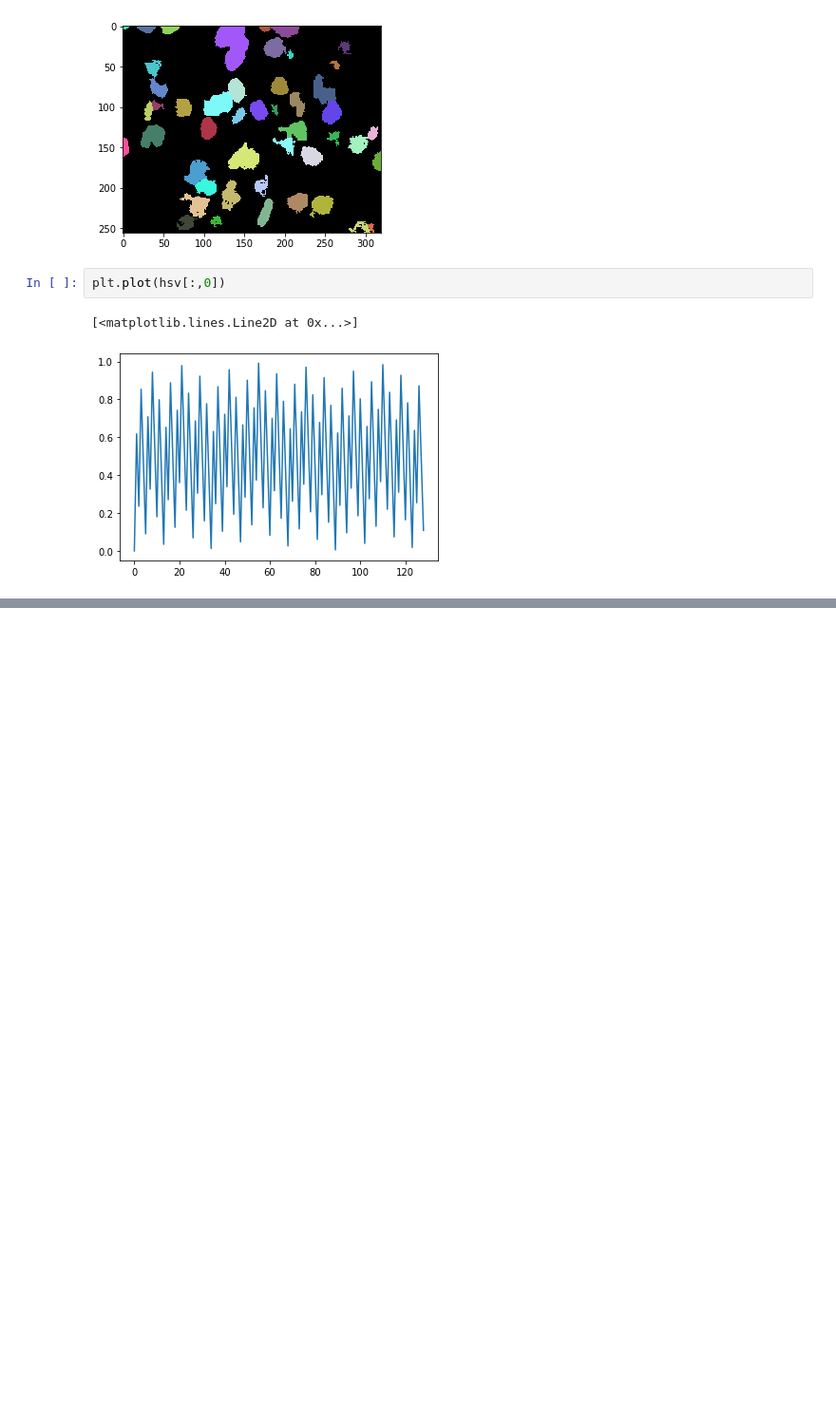
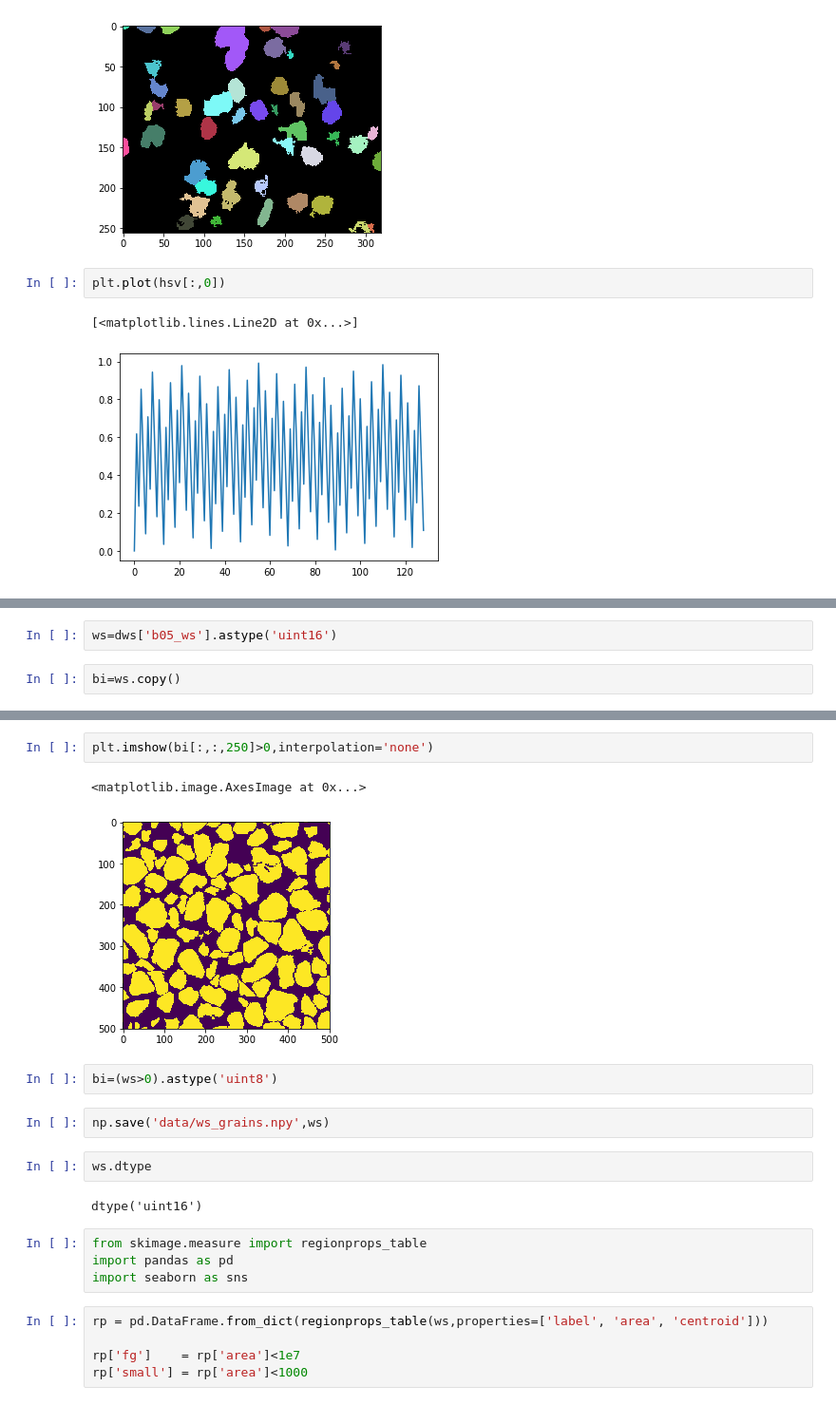
Before and after one commit to ImagingLectures/Quantitative-Big-Imaging-2021, a Jupyter notebook: Lectures/Lecture-07/PlayGround-07.ipynb, the cells around one changed output, grey strips where cells are left out. Shown at 95% size. Cells and saved outputs as stored; diff of their text form; blank space fills up the shorter version.

```diff
--- a/Lectures/Lecture-07/PlayGround-07.ipynb
+++ b/Lectures/Lecture-07/PlayGround-07.ipynb
@@ -205,0 +261,4 @@ plt.plot(hsv[:,0])
+# %%
+ws=dws['b05_ws'].astype('uint16')
+# %%
+bi=ws.copy()
@@ -205,0 +269,22 @@ plt.plot(hsv[:,0])
+# %%
+plt.imshow(bi[:,:,250]>0,interpolation='none')
+# %% [output]
+<matplotlib.image.AxesImage at 0x...>
+[figure, added]
+# %%
+bi=(ws>0).astype('uint8')
+# %%
+np.save('data/ws_grains.npy',ws)
+# %%
+ws.dtype
+# %% [output]
+dtype('uint16')
+# %%
+from skimage.measure import regionprops_table
+import pandas as pd
+import seaborn as sns
+# %%
+rp = pd.DataFrame.from_dict(regionprops_table(ws,properties=['label', 'area', 'centroid']))
+
+rp['fg']    = rp['area']<1e7
+rp['small'] = rp['area']<1000
```
Also changed, not shown: parts of 16 cells of this notebook, 2 other files.
